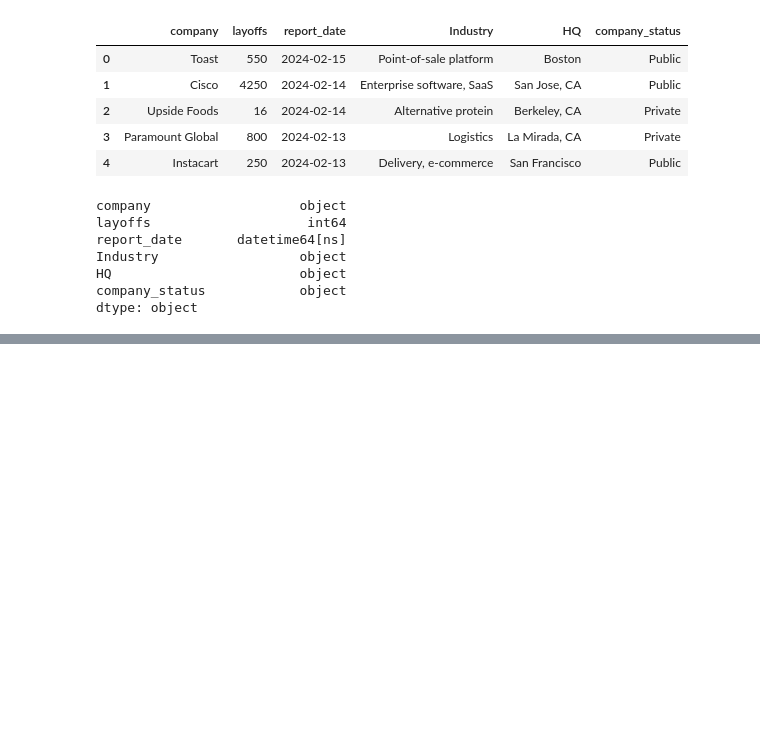
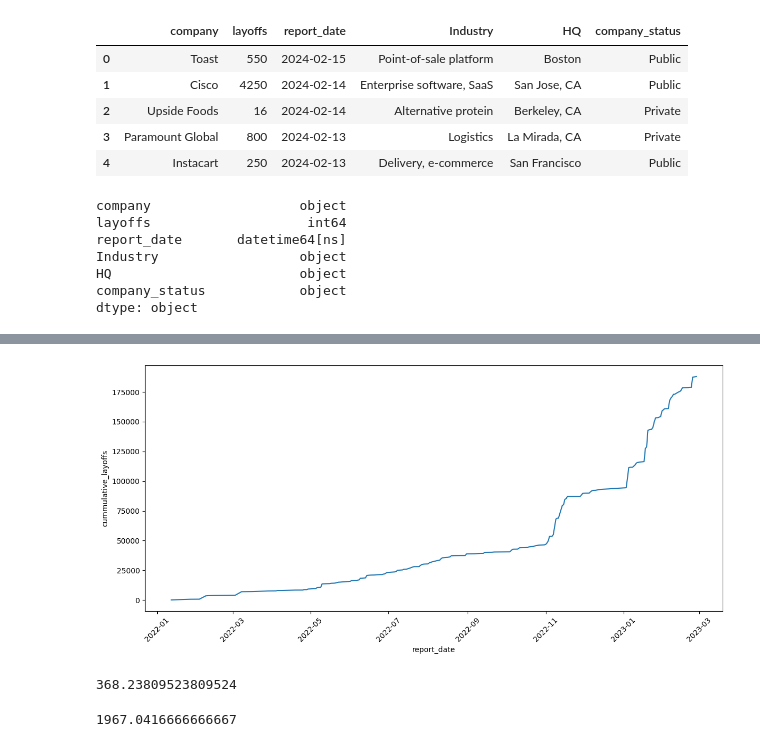
Before and after one commit to DaliDalmas/tech-layoff, a Jupyter notebook: lab/analysis.ipynb, the cells around one changed output, grey strips where cells are left out. Drawn from its saved outputs; the diff is of its cells as text; code cells hidden in the pictures; blank space fills up the shorter version.

```diff
--- a/lab/analysis.ipynb
+++ b/lab/analysis.ipynb
@@ -26,0 +40,20 @@ dtype: object
+# %%
+# number of people laid off overtime
+plt.figure(figsize=(14, 6))
+sns.lineplot(x='report_date', y='cummulative_layoffs', data=df)
+plt.xticks(rotation=45)
+plt.show()
+# %% [output]
+[figure, added]
+# %%
+# avarage rate of layoffs  per month before 2022-11-01
+df1 = df[df.index<'2022-11-01']
+df1['layoffs'].mean()
+# %% [output]
+368.23809523809524
+# %%
+# avarage rate of layoffs  per month after 2022-11-01
+df2 = df[df.index>='2022-11-01']
+df2['layoffs'].mean()
+# %% [output]
+1967.0416666666667
```
Also changed, not shown: parts of 8 cells of this notebook.
